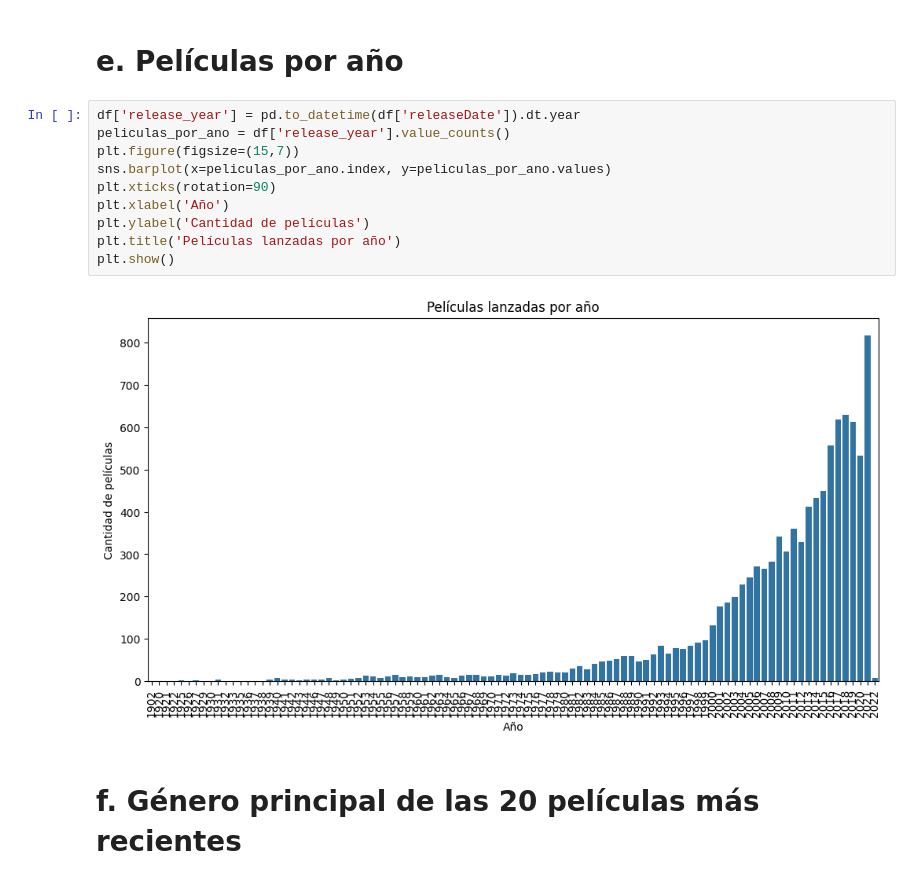
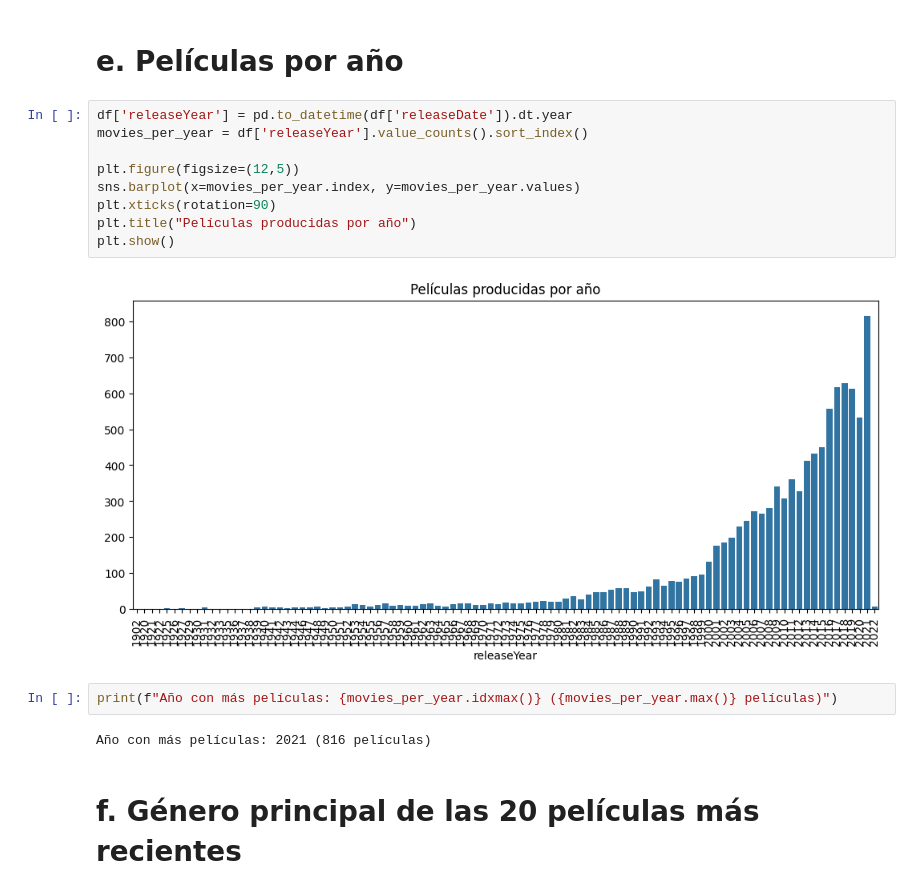
Before and after one commit to Sofiamishel2003/-An-lisis-Exploratorio, a Jupyter notebook: analisis exploratorio - movies.IPYNB, the cells around one changed output. Cells and saved outputs as stored; diff of their text form.

```diff
--- a/analisis exploratorio - movies.IPYNB
+++ b/analisis exploratorio - movies.IPYNB
@@ -101,17 +129,20 @@ La baja cantidad de votos podría indicar que esta película no es muy conocida
 # %% [markdown]
 # e. Películas por año
 # %%
-df['release_year'] = pd.to_datetime(df['releaseDate']).dt.year
-peliculas_por_ano = df['release_year'].value_counts()
-plt.figure(figsize=(15,7))
-sns.barplot(x=peliculas_por_ano.index, y=peliculas_por_ano.values)
+df['releaseYear'] = pd.to_datetime(df['releaseDate']).dt.year
+movies_per_year = df['releaseYear'].value_counts().sort_index()
+
+plt.figure(figsize=(12,5))
+sns.barplot(x=movies_per_year.index, y=movies_per_year.values)
 plt.xticks(rotation=90)
-plt.xlabel('Año')
-plt.ylabel('Cantidad de películas')
-plt.title('Películas lanzadas por año')
+plt.title("Películas producidas por año")
 plt.show()
 # %% [output]
-[figure, old version]
+[figure, new version]
+# %%
+print(f"Año con más películas: {movies_per_year.idxmax()} ({movies_per_year.max()} películas)")
+# %% [output]
+Año con más películas: 2021 (816 películas)
 # %% [markdown]
 # f. Género principal de las 20 películas más recientes
 # %%
```
Also changed, not shown: parts of 21 cells of this notebook.
